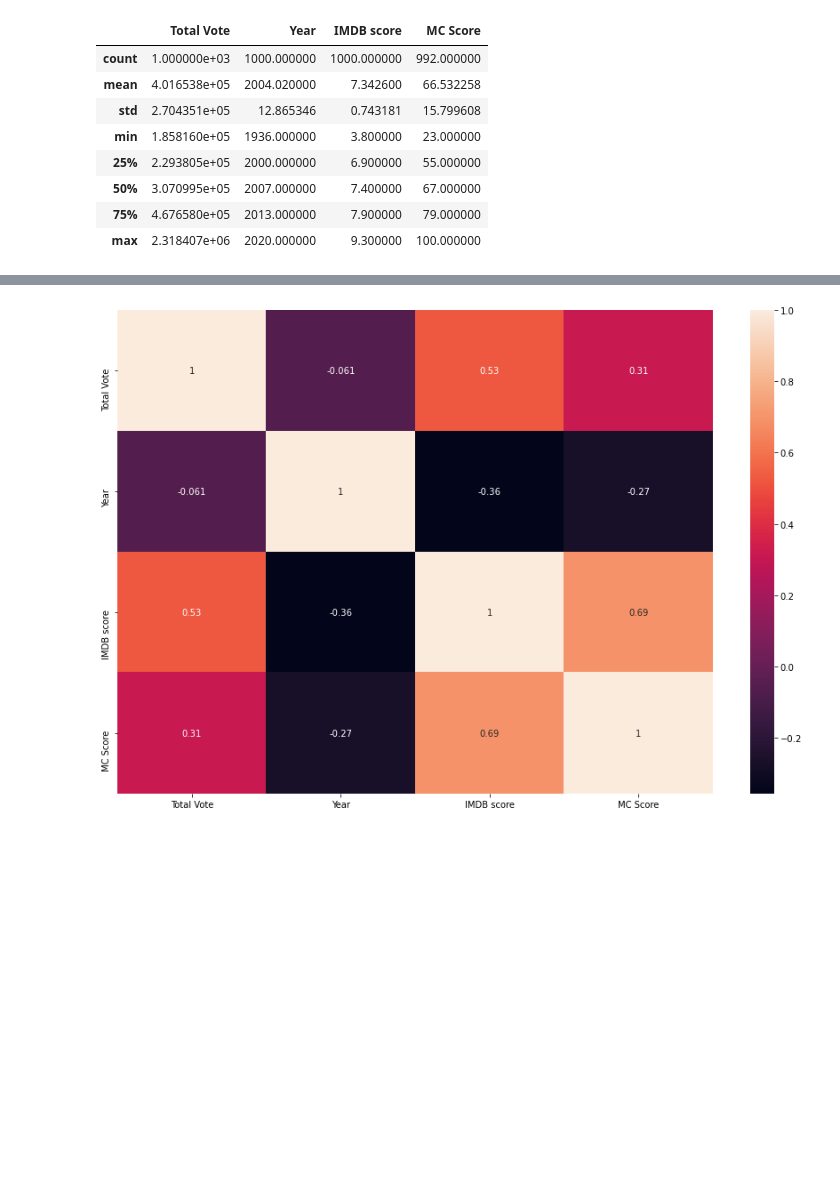
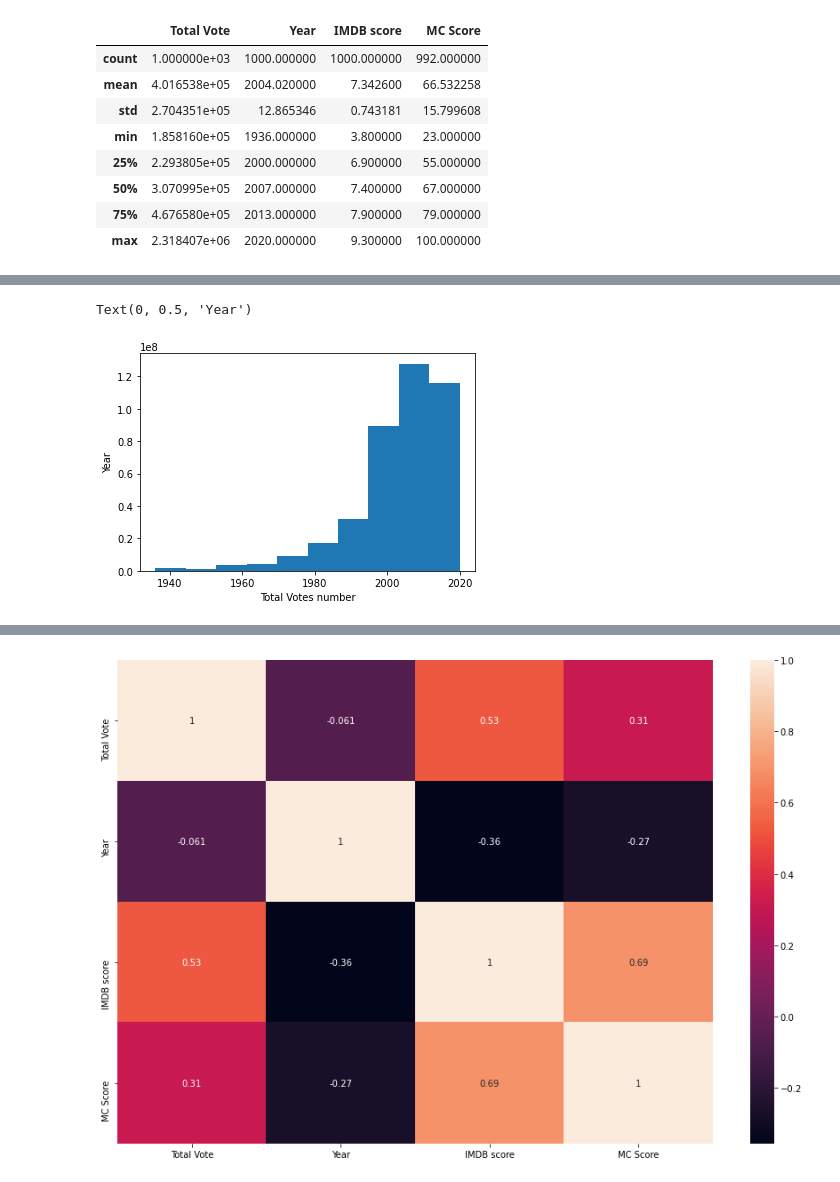
Before and after one commit to kdsl01/Data_science_Project_Scrpaer_and_data, a Jupyter notebook: data_project.ipynb, the cells around one changed output, grey strips where cells are left out. Cells and saved outputs as stored; diff of their text form; code cells hidden in the pictures; blank space fills up the shorter version.

```diff
--- a/data_project.ipynb
+++ b/data_project.ipynb
@@ -52,0 +53,8 @@ train.hist(bins=10,figsize=(15,10),grid= False);
+# %%
+##分布图电影年代对比投票数
+test = train["Year"].plot(kind="hist", weights=train["Total Vote"])
+test.set_xlabel("Total Votes number")
+test.set_ylabel("Year")
+# %% [output]
+Text(0, 0.5, 'Year')
+[figure, added]
```
Also changed, not shown: parts of 4 cells of this notebook.
